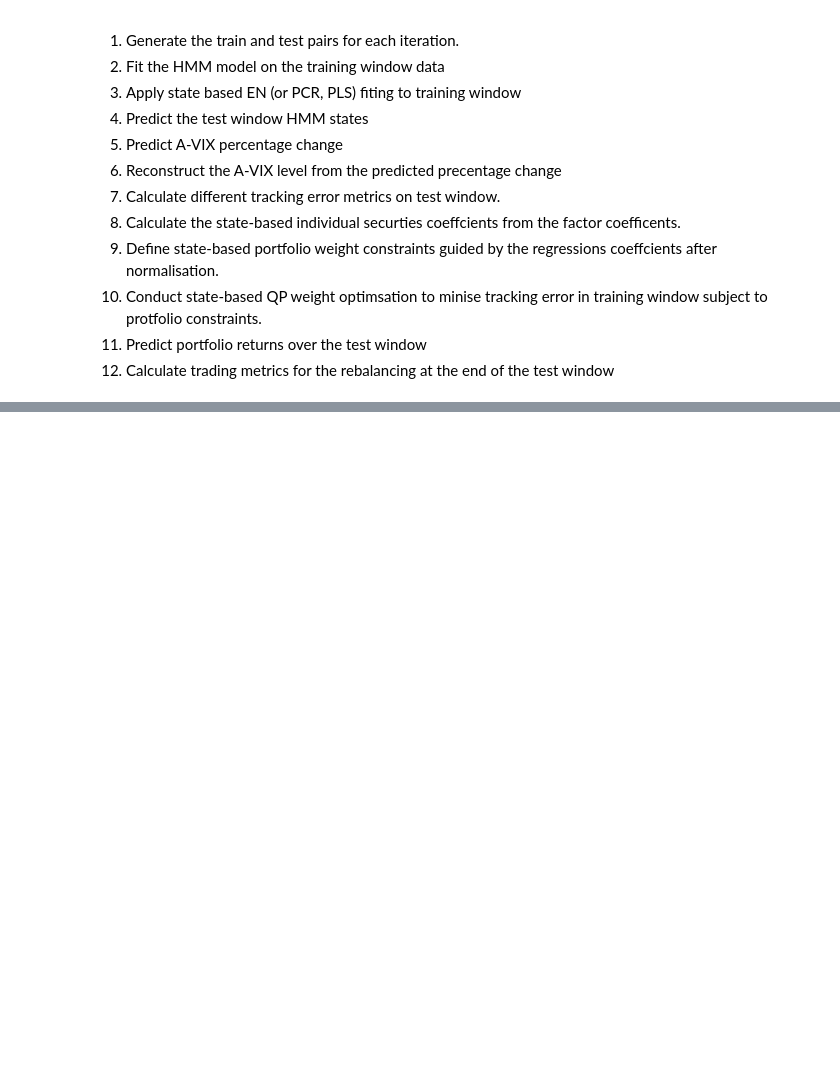
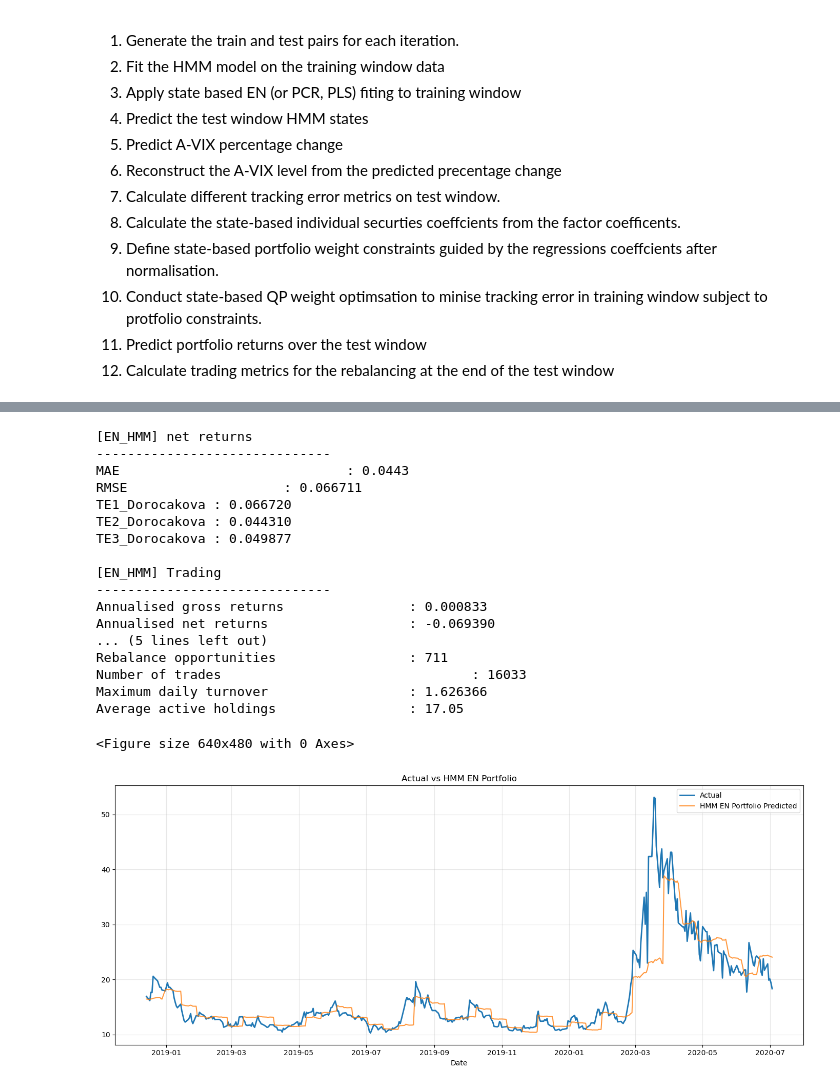
Before and after one commit to georgeyfady/Group_17836_Capstone, a Jupyter notebook: M4/Group_17836_M4.ipynb, the cells around one changed output, grey strips where cells are left out. Cells and saved outputs as stored; diff of their text form; code cells hidden in the pictures; blank space fills up the shorter version.

```diff
--- a/M4/Group_17836_M4.ipynb
+++ b/M4/Group_17836_M4.ipynb
@@ -1485,0 +1759,24 @@ Number of state transitions: 156
+# %%
+#########################
+# Expanding HMM + Elastic Net
+#########################
+
+hmm_emissions = df_p[hmm_features].copy()
+hmm_states = expanding_hmm_states(hmm_emissions,TRN_WINDOW,TST_WINDOW)
+
+y_pred_en_exp, y_pred_portfolio_en_exp, reconst_en_exp, en_components_exp, pred_states_en_exp, hmm_en_coeff, hmm_en_weights, hmm_en_qp_weights, hmm_en_trading, gross_returns_en_exp = expanding_walk_forward(
+    'EN',X,y,screened_prices['^AXVI'],hmm_states,TRN_WINDOW,TST_WINDOW)
+
+pred_start = TRN_WINDOW
+pred_end = pred_start + len(y_pred_en_exp)
+
+#metrics_portfolio_en_exp = compute_tracking_metrics('[EN_HMM] total returns',y.iloc[pred_start:pred_end].values,gross_returns_en_exp)
+metrics_portfolio_en_exp = compute_tracking_metrics('[EN_HMM] net returns',y.iloc[pred_start:pred_end].values,y_pred_portfolio_en_exp)
+metrics_trading_en_exp = compute_trading_metrics('[EN_HMM] Trading',hmm_en_trading,y_pred_portfolio_en_exp,gross_returns_en_exp)
+en_exp_objective = metrics_trading_en_exp.loc[metrics_trading_en_exp['Metric']=='net_annualised_returns', 'Value'].values[0]
+
+if PLOT_GRAPH ==True:
+    PLT_STRT = 1800 #0
+    PLT_SIZE = 400  #4000
+    focused_plot('HMM EN Portfolio',reconst_en_exp,screened_prices['^AXVI'].iloc[pred_start:pred_end],PLT_STRT,PLT_SIZE)
+# %% [output]
@@ -1485,0 +1800,19 @@ Number of state transitions: 156
+[EN_HMM] net returns
+------------------------------
+MAE                             : 0.0443
+RMSE                    : 0.066711
+TE1_Dorocakova : 0.066720
+TE2_Dorocakova : 0.044310
+TE3_Dorocakova : 0.049877
+
+[EN_HMM] Trading
+------------------------------
+Annualised gross returns                : 0.000833
+Annualised net returns                  : -0.069390
+... (5 lines left out)
+Rebalance opportunities                 : 711
+Number of trades                                : 16033
+Maximum daily turnover                  : 1.626366
+Average active holdings                 : 17.05
+<Figure size 640x480 with 0 Axes>
+[figure, added]
```
Also changed, not shown: parts of 10 cells of this notebook.
